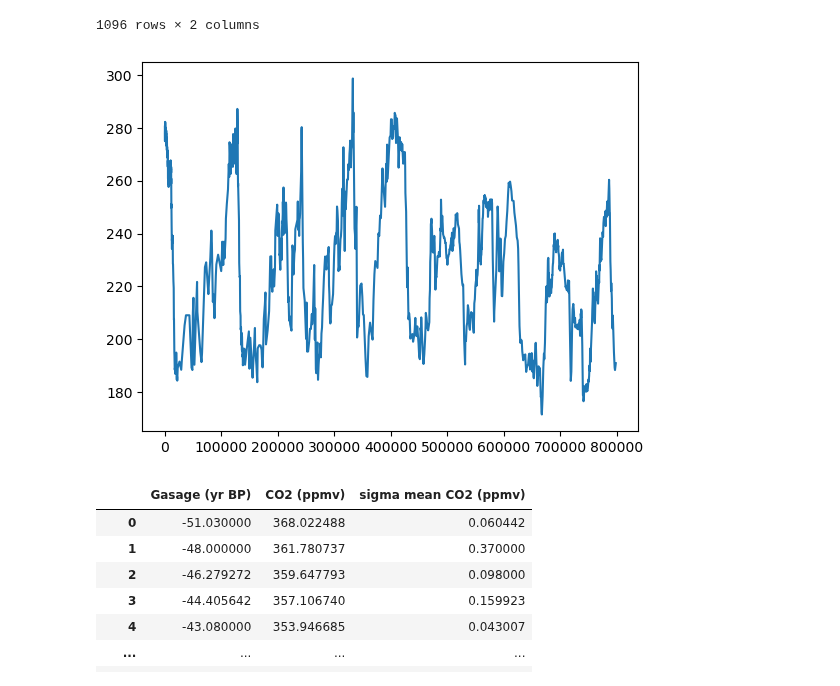
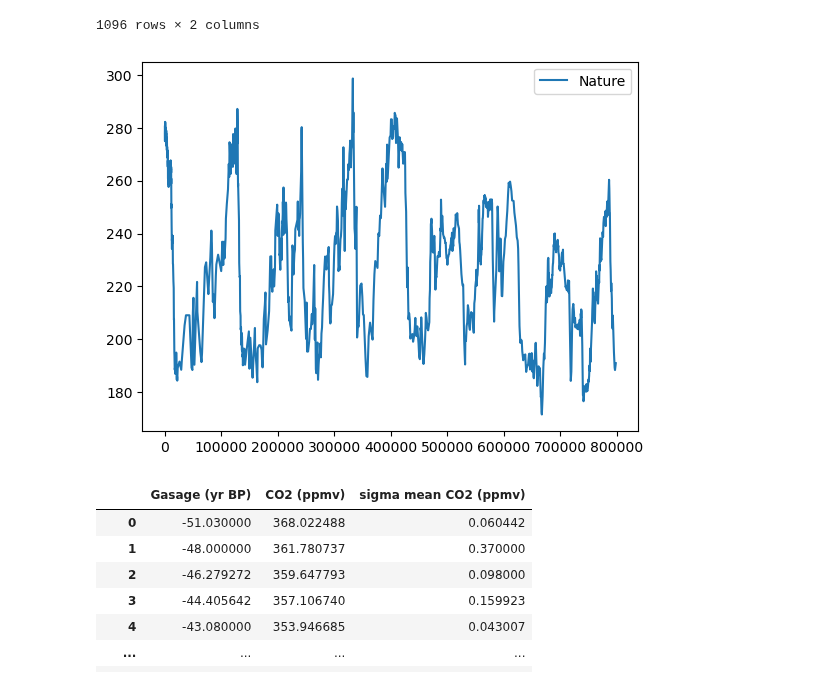
Before and after one commit to dectan/Programming-for-Data-Analysis-Project-2, a Jupyter notebook: test3.ipynb, the cells around one changed output. Drawn from its saved outputs; the diff is of its cells as text; code cells hidden in the pictures.

```diff
--- a/test3.ipynb
+++ b/test3.ipynb
@@ -33,10 +33,11 @@ df11
 | 1095 | 798512 | 191.0 |
 1096 rows × 2 columns
 # %%
-plt.plot(df11['EDC3_gas_a (yr)'],df11['CO2 (ppmv)'])
+plt.plot(df11['EDC3_gas_a (yr)'],df11['CO2 (ppmv)'], label = 'Nature')
+plt.legend()
 plt.show()
 # %% [output]
-[figure, old version]
+[figure, new version]
 # %%
 # Read the Excel file into a pandas DataFrame and exclude inital 14 rows
 df12 = pd.read_excel('C02 IPCC Report.xlsx',sheet_name= 'CO2 Composite',skiprows=range(14))
```
Also changed, not shown: parts of 14 cells of this notebook.
